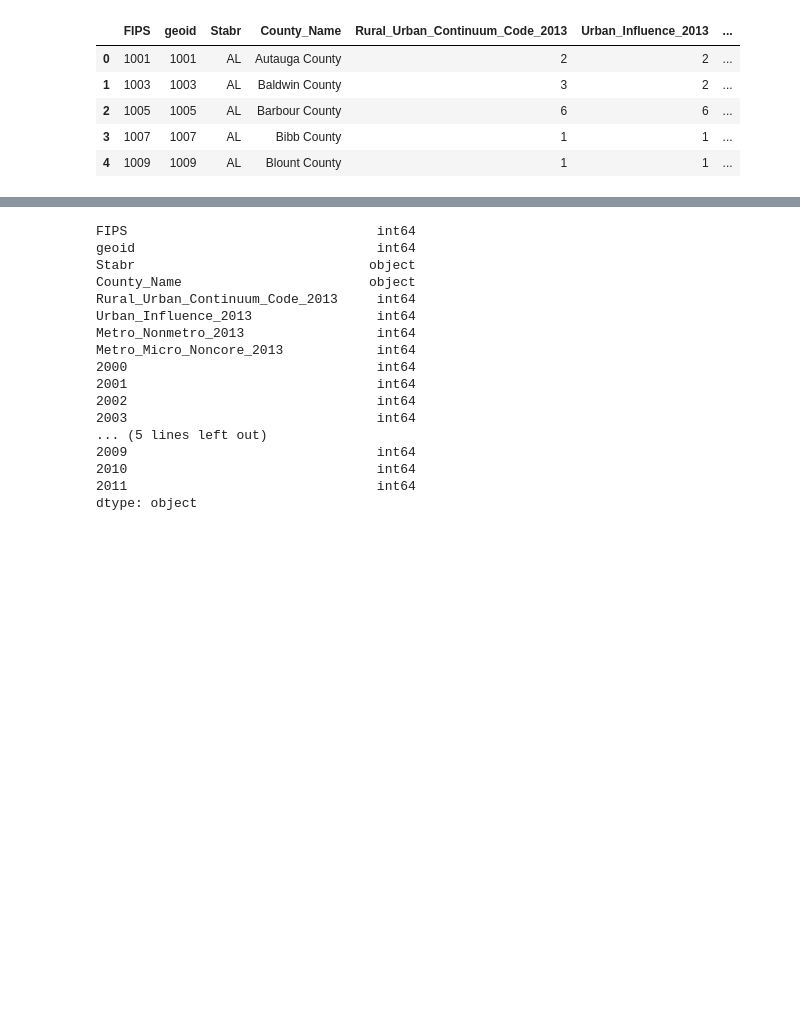
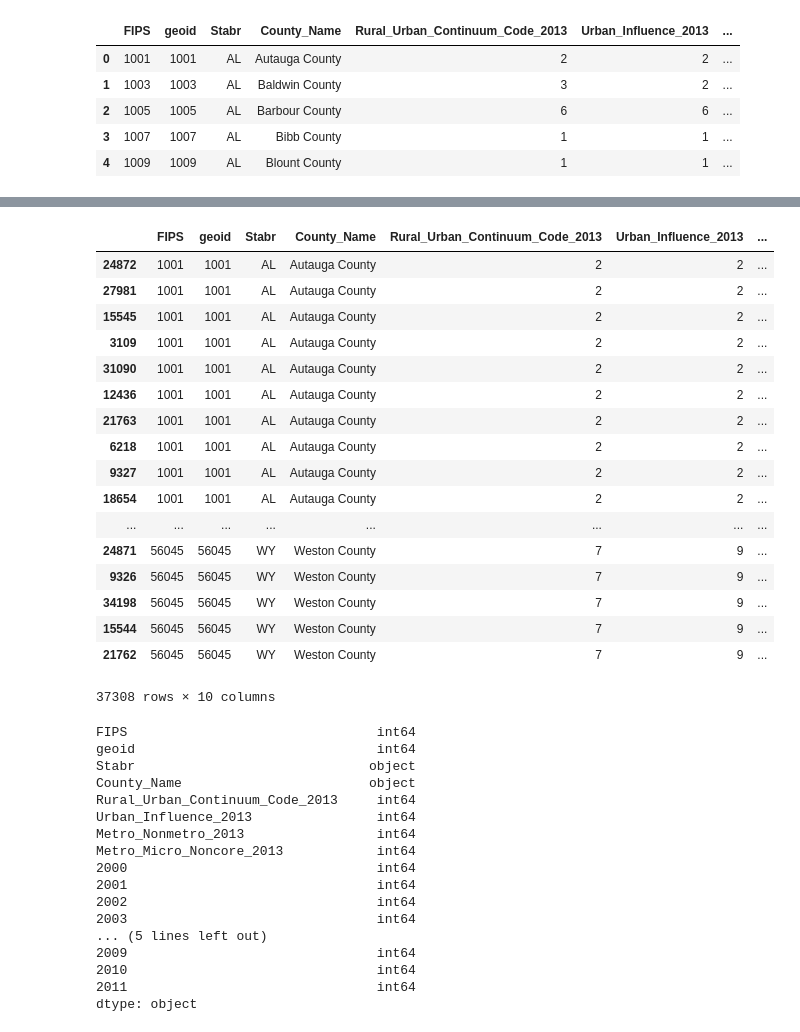
Before and after one commit to velmavasquez/Natural-Gas-Project, a Jupyter notebook: notebooks/Carlton.ipynb, the cells around one changed output, grey strips where cells are left out. Cells and saved outputs as stored; diff of their text form; code cells hidden in the pictures; blank space fills up the shorter version.

```diff
--- a/notebooks/Carlton.ipynb
+++ b/notebooks/Carlton.ipynb
@@ -103 +86,23 @@ pd.DataFrame(county_production).reset_index()
+# %%
+gas_prod = gas_prod.sort_values(by=["Stabr","County_Name"])
+gas_prod
+# %% [output]
+|  | FIPS | geoid | Stabr | County_Name | Rural_Urban_Continuum_Code_2013 | Urban_Influence_2013 | ... |
+| 24872 | 1001 | 1001 | AL | Autauga County | 2 | 2 | ... |
+| 27981 | 1001 | 1001 | AL | Autauga County | 2 | 2 | ... |
+| 15545 | 1001 | 1001 | AL | Autauga County | 2 | 2 | ... |
+| 3109 | 1001 | 1001 | AL | Autauga County | 2 | 2 | ... |
+| 31090 | 1001 | 1001 | AL | Autauga County | 2 | 2 | ... |
+| 12436 | 1001 | 1001 | AL | Autauga County | 2 | 2 | ... |
+| 21763 | 1001 | 1001 | AL | Autauga County | 2 | 2 | ... |
+| 6218 | 1001 | 1001 | AL | Autauga County | 2 | 2 | ... |
+| 9327 | 1001 | 1001 | AL | Autauga County | 2 | 2 | ... |
+| 18654 | 1001 | 1001 | AL | Autauga County | 2 | 2 | ... |
+| ... | ... | ... | ... | ... | ... | ... | ... |
+| 24871 | 56045 | 56045 | WY | Weston County | 7 | 9 | ... |
+| 9326 | 56045 | 56045 | WY | Weston County | 7 | 9 | ... |
+| 34198 | 56045 | 56045 | WY | Weston County | 7 | 9 | ... |
+| 15544 | 56045 | 56045 | WY | Weston County | 7 | 9 | ... |
+| 21762 | 56045 | 56045 | WY | Weston County | 7 | 9 | ... |
+37308 rows × 10 columns
 # %%
```
Also changed, not shown: parts of 5 cells of this notebook, 1 other file.
